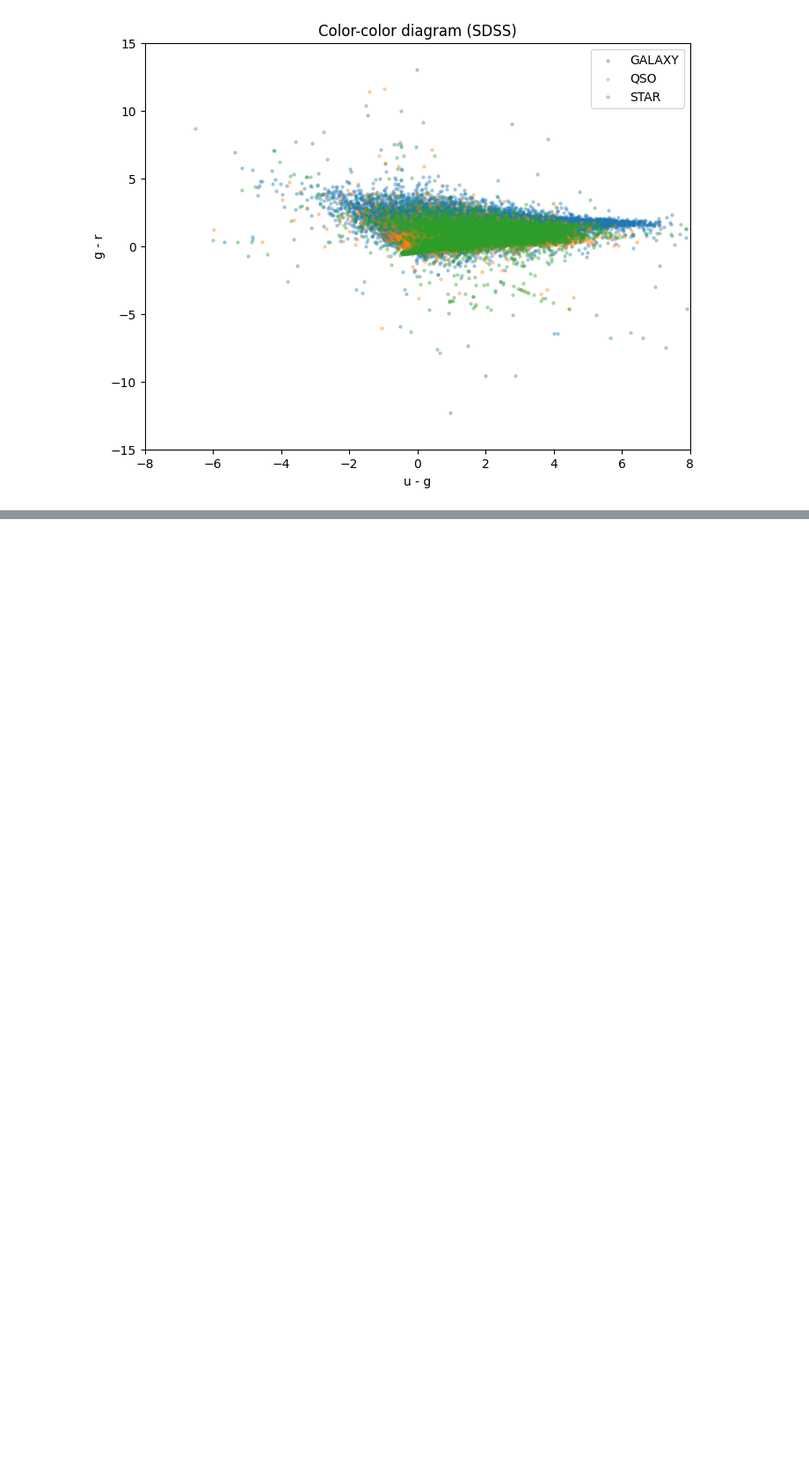
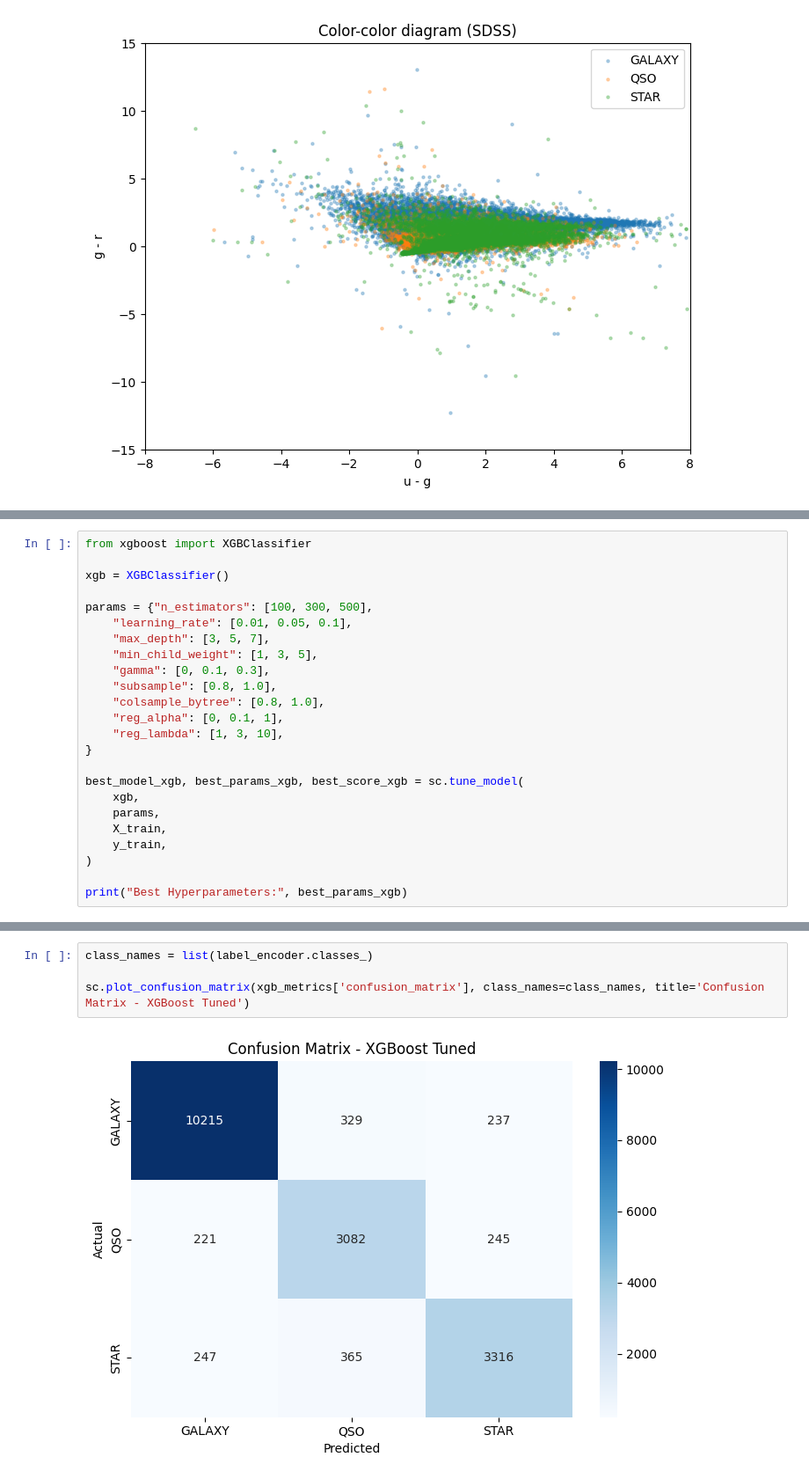
Before and after one commit to nicolomeneguzzo/Computational-Physics-2026, a Jupyter notebook: Astrophysical-Objects-Recognition/notebooks/stellar-classification-and-supervised-learning.ipynb, the cells around one changed output, grey strips where cells are left out. Shown at 88% size. Saved outputs shown, nothing was run; the diff lists cells and outputs as text; blank space fills up the shorter version.

```diff
--- a/Astrophysical-Objects-Recognition/notebooks/stellar-classification-and-supervised-learning.ipynb
+++ b/Astrophysical-Objects-Recognition/notebooks/stellar-classification-and-supervised-learning.ipynb
@@ -335,0 +262,24 @@ plt.show()
+# %%
+from xgboost import XGBClassifier
+
+xgb = XGBClassifier()
+
+params = {"n_estimators": [100, 300, 500],
+    "learning_rate": [0.01, 0.05, 0.1],
+    "max_depth": [3, 5, 7],
+    "min_child_weight": [1, 3, 5],
+    "gamma": [0, 0.1, 0.3],
+    "subsample": [0.8, 1.0],
+    "colsample_bytree": [0.8, 1.0],
+    "reg_alpha": [0, 0.1, 1],
+    "reg_lambda": [1, 3, 10],
+}
+
+best_model_xgb, best_params_xgb, best_score_xgb = sc.tune_model(
+    xgb,
+    params,
+    X_train,
+    y_train,
+)
+
+print("Best Hyperparameters:", best_params_xgb)
@@ -335,0 +349,6 @@ plt.show()
+# %%
+class_names = list(label_encoder.classes_)
+
+sc.plot_confusion_matrix(xgb_metrics['confusion_matrix'], class_names=class_names, title='Confusion Matrix - XGBoost Tuned')
+# %% [output]
+[figure, added]
```
Also changed, not shown: parts of 14 cells of this notebook, 3 other files.
